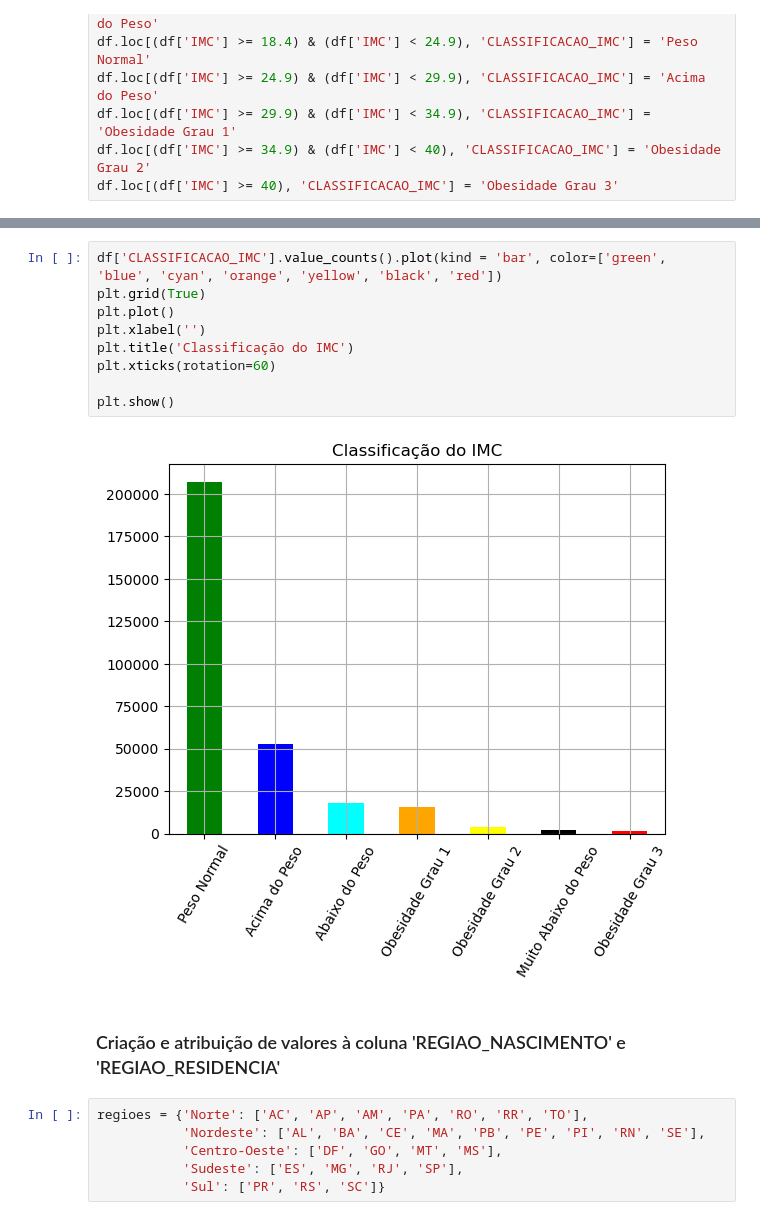
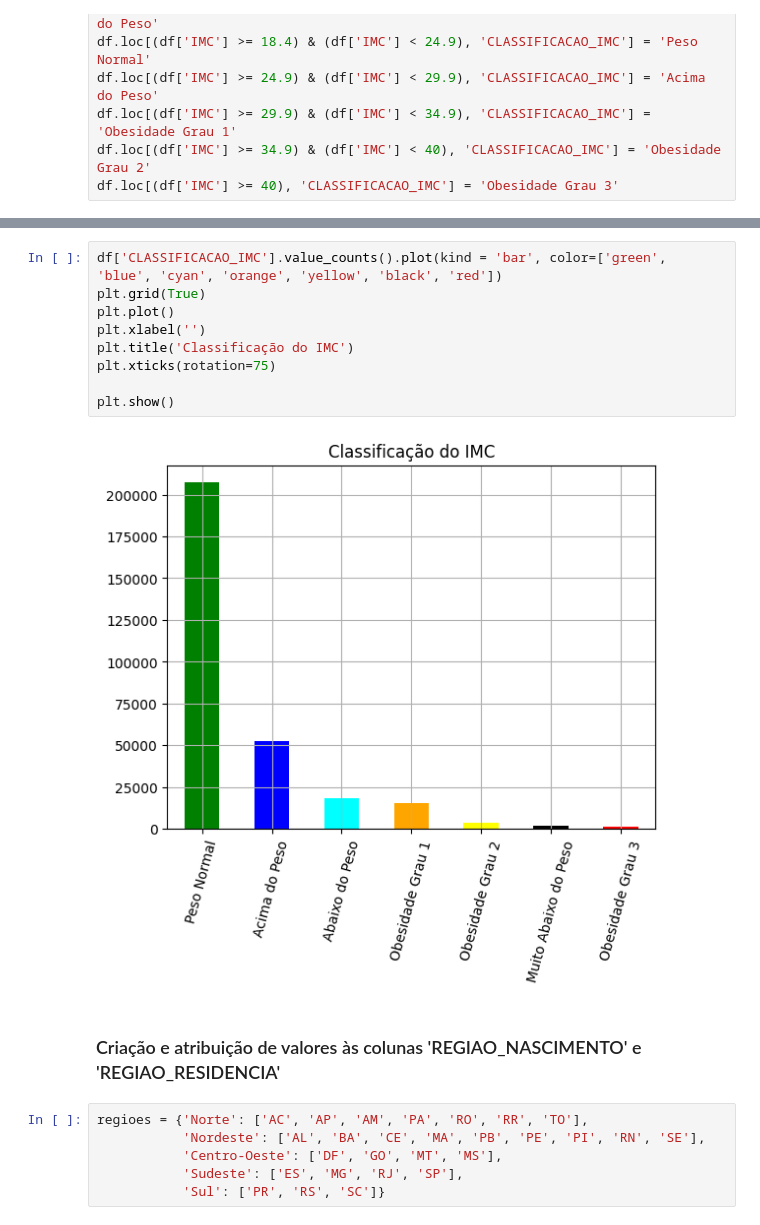
Before and after one commit to hudsonhcp/Alistamento-Militar-2022, a Jupyter notebook: Alistamento.ipynb, the cells around one changed output, grey strips where cells are left out. Saved outputs shown, nothing was run; the diff lists cells and outputs as text.

```diff
--- a/Alistamento.ipynb
+++ b/Alistamento.ipynb
@@ -168,16 +218,16 @@ obesidade_3 = df['CLASSIFICACAO_IMC'][df['CLASSIFICACAO_IMC'] == 'Obesidade Grau
 # %%
 df['CLASSIFICACAO_IMC'].value_counts().plot(kind = 'bar', color=['green', 'blue', 'cyan', 'orange', 'yellow', 'black', 'red'])
 plt.grid(True)
 plt.plot()
 plt.xlabel('')
 plt.title('Classificação do IMC')
-plt.xticks(rotation=60)
+plt.xticks(rotation=75)
 
 plt.show()
 # %% [output]
-[figure, old version]
+[figure, new version]
 # %% [markdown]
-### Criação e atribuição de valores à coluna 'REGIAO_NASCIMENTO' e 'REGIAO_RESIDENCIA'
+### Criação e atribuição de valores às colunas 'REGIAO_NASCIMENTO' e 'REGIAO_RESIDENCIA'
 # %%
 regioes = {'Norte': ['AC', 'AP', 'AM', 'PA', 'RO', 'RR', 'TO'],
            'Nordeste': ['AL', 'BA', 'CE', 'MA', 'PB', 'PE', 'PI', 'RN', 'SE'],
```
Also changed, not shown: parts of 33 cells of this notebook.
